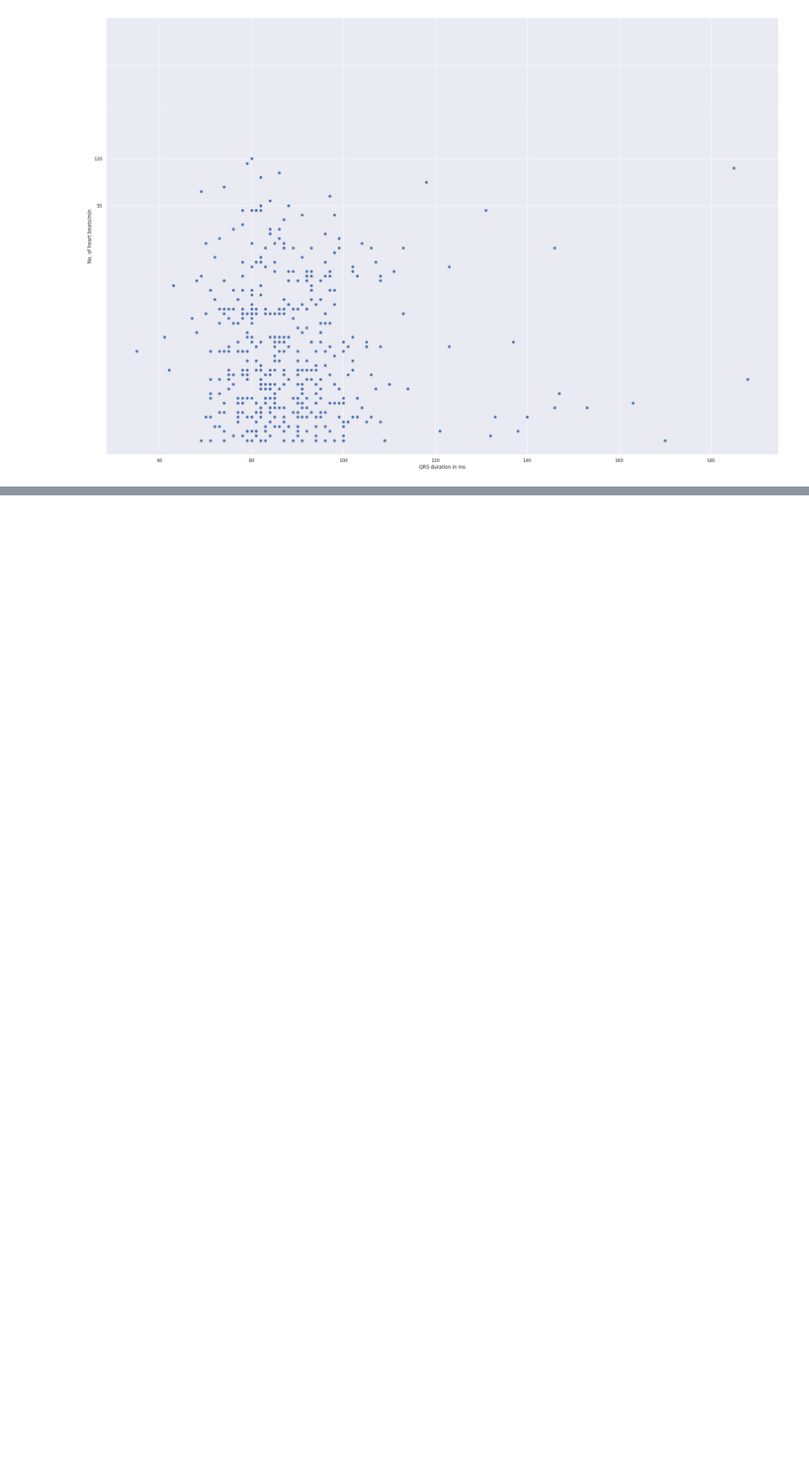
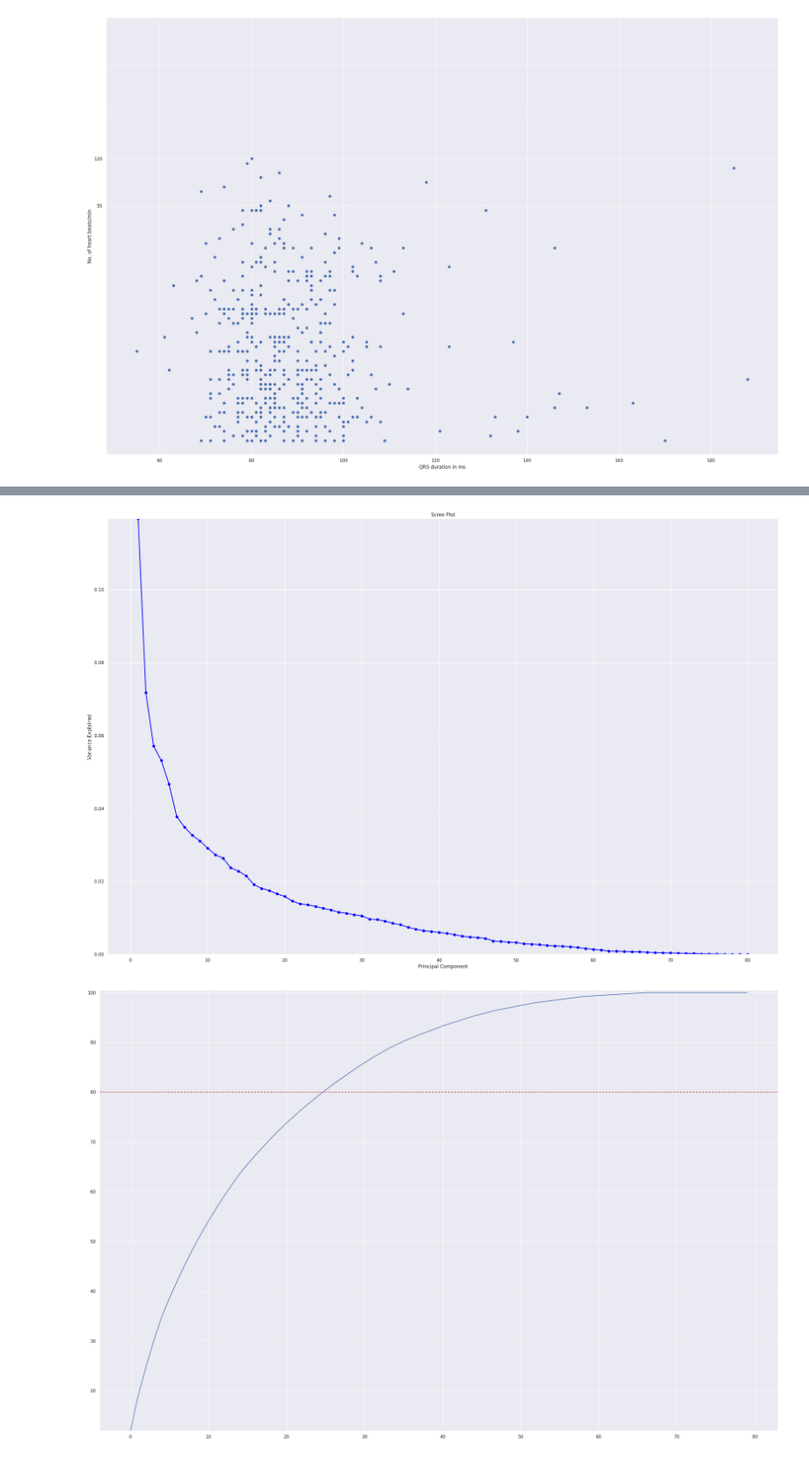
Before and after one commit to matealipovac/UZOP-projekt, a Jupyter notebook: uzop_projekt.ipynb, the cells around one changed output, grey strips where cells are left out. Shown at 88% size. Drawn from its saved outputs; the diff is of its cells as text; code cells hidden in the pictures; blank space fills up the shorter version.

```diff
--- a/uzop_projekt.ipynb
+++ b/uzop_projekt.ipynb
@@ -276,0 +317,18 @@ plt.show()
+# %%
+PC_values = np.arange(pca.n_components_) + 1
+pve = pca.explained_variance_ratio_
+plt.plot(PC_values, pca.explained_variance_ratio_, 'o-', linewidth=2, color='blue')
+plt.title('Scree Plot')
+plt.xlabel('Principal Component')
+plt.ylabel('Variance Explained')
+plt.ylim(0, max(pve))
+plt.axhline(y=1, color='r', linestyle='--')
+plt.show()
+var = np.cumsum(np.round(pve, decimals=3))*100
+plt.ylim(min(var), 100.5)
+plt.axhline(y=80, color='r', linestyle='--')
+plt.plot(var)
+plt.show()
+# %% [output]
+[figure, added]
+[figure, added]
```
Also changed, not shown: parts of 16 cells of this notebook.
